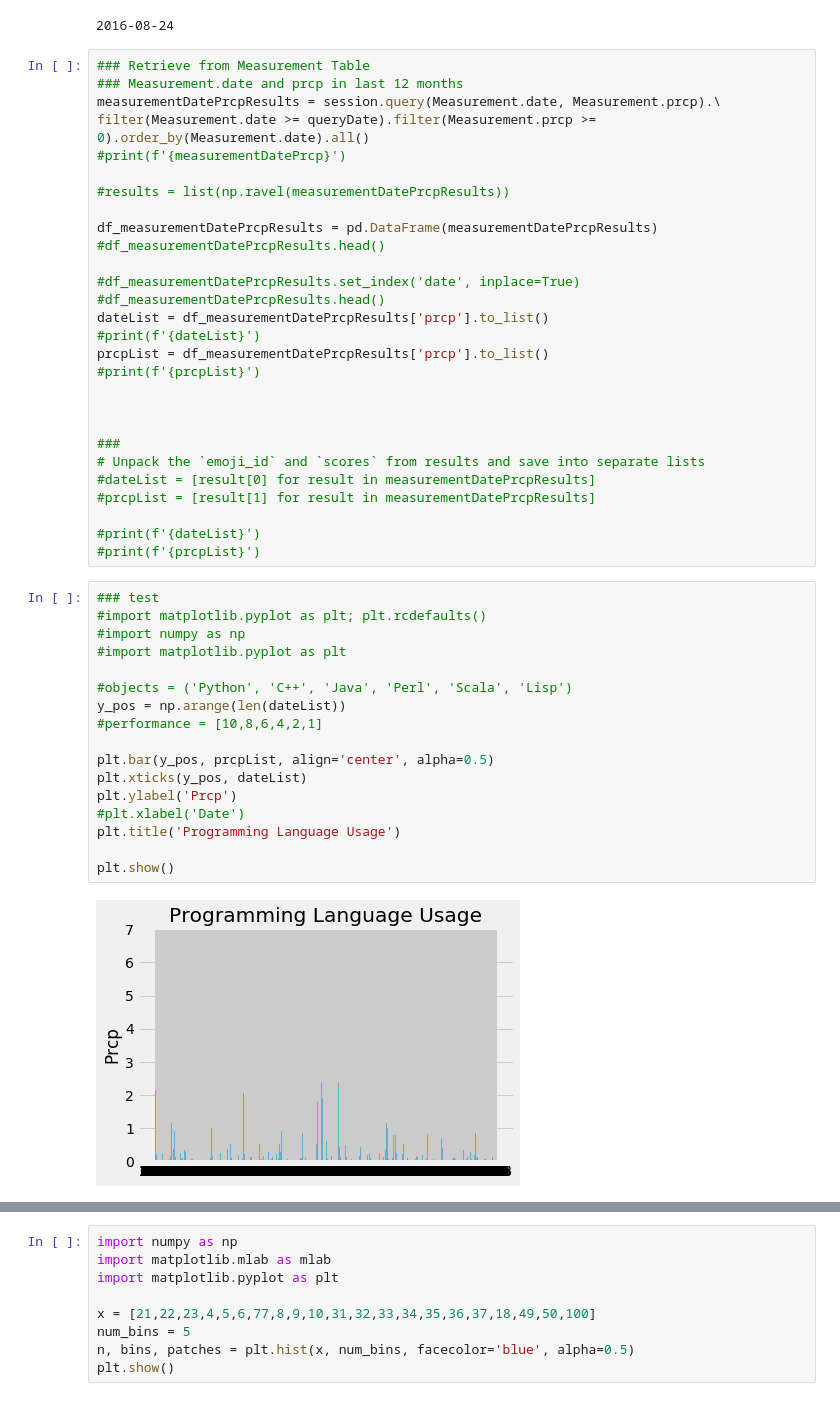
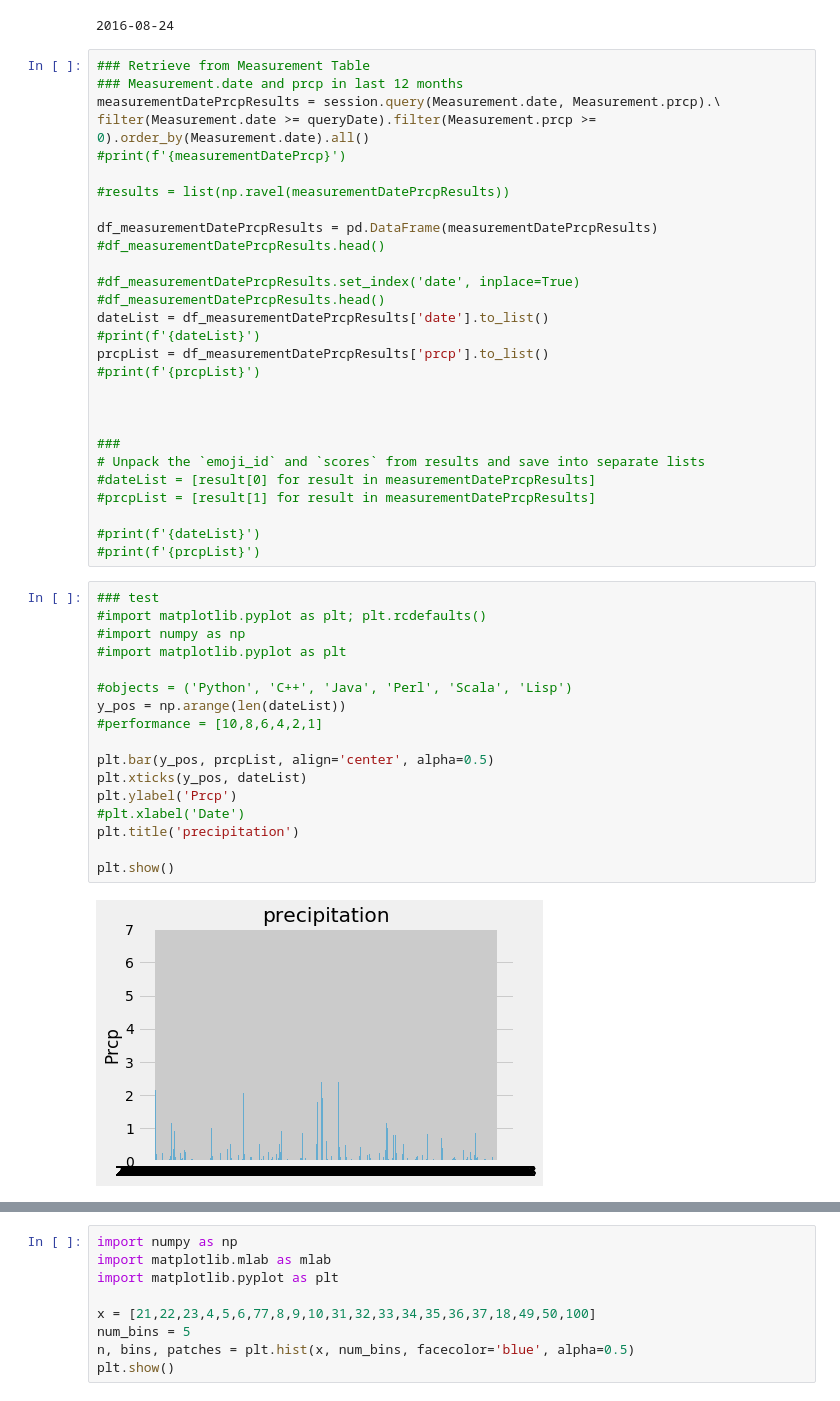
Before and after one commit to lisatian8/advanced-data-storage-challenge, a Jupyter notebook: climate_starter.ipynb, the cells around one changed output, grey strips where cells are left out. Saved outputs shown, nothing was run; the diff lists cells and outputs as text.

```diff
--- a/climate_starter.ipynb
+++ b/climate_starter.ipynb
@@ -108,7 +108,7 @@ df_measurementDatePrcpResults = pd.DataFrame(measurementDatePrcpResults)
 
 #df_measurementDatePrcpResults.set_index('date', inplace=True)
 #df_measurementDatePrcpResults.head()
-dateList = df_measurementDatePrcpResults['prcp'].to_list()
+dateList = df_measurementDatePrcpResults['date'].to_list()
 #print(f'{dateList}')
 prcpList = df_measurementDatePrcpResults['prcp'].to_list()
 #print(f'{prcpList}')
@@ -125,19 +125,19 @@ prcpList = df_measurementDatePrcpResults['prcp'].to_list()
 # %%
 ### test
 #import matplotlib.pyplot as plt; plt.rcdefaults()
 #import numpy as np
 #import matplotlib.pyplot as plt
 
 #objects = ('Python', 'C++', 'Java', 'Perl', 'Scala', 'Lisp')
 y_pos = np.arange(len(dateList))
 #performance = [10,8,6,4,2,1]
 
 plt.bar(y_pos, prcpList, align='center', alpha=0.5)
 plt.xticks(y_pos, dateList)
 plt.ylabel('Prcp')
 #plt.xlabel('Date')
-plt.title('Programming Language Usage')
+plt.title('precipitation')
 
 plt.show()
 # %% [output]
-[figure, old version]
+[figure, new version]
```
Also changed, not shown: parts of 8 cells of this notebook.
